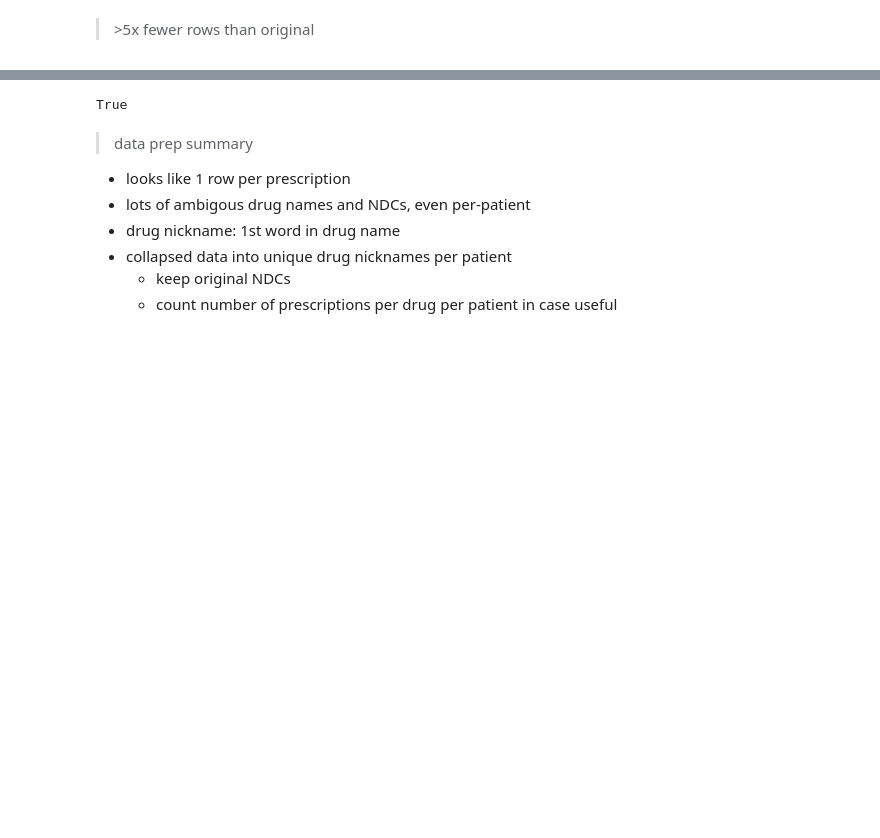
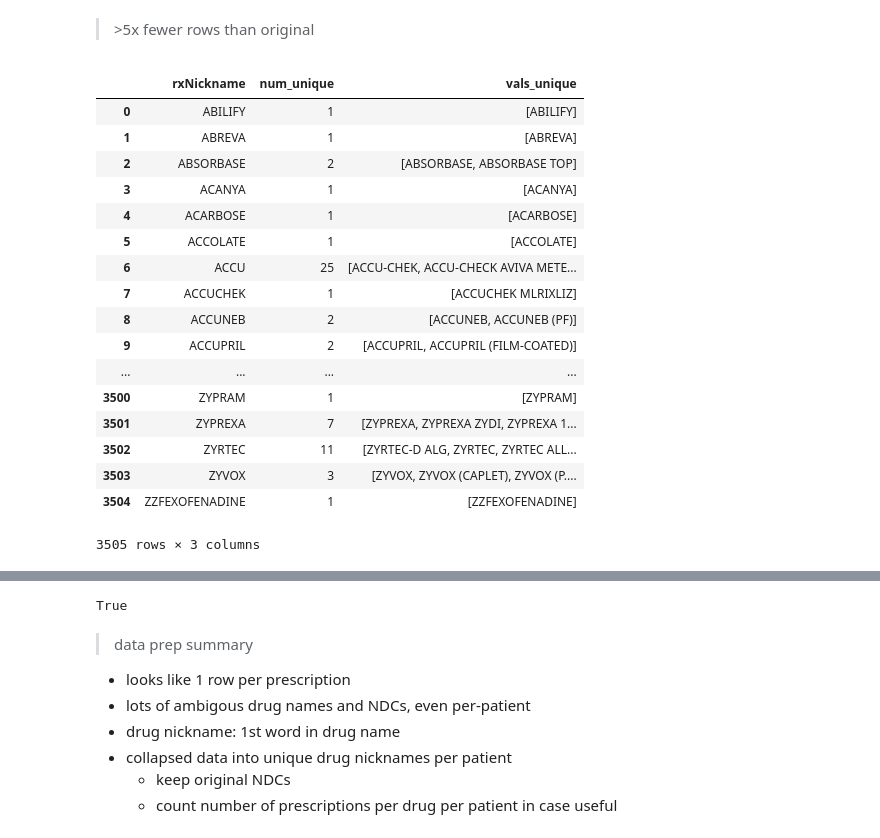
Before and after one commit to Saynah/platform, a Jupyter notebook: inspect.ipynb, the cells around one changed output, grey strips where cells are left out. Cells and saved outputs as stored; diff of their text form; code cells hidden in the pictures; blank space fills up the shorter version.

```diff
--- a/inspect.ipynb
+++ b/inspect.ipynb
@@ -369,2 +369,23 @@ df_meds.head()
 # %% [markdown]
 > \>5x fewer rows than original
+# %%
+_df.reset_index()
+# %% [output]
+|  | rxNickname | num_unique | vals_unique |
+| 0 | ABILIFY | 1 | [ABILIFY] |
+| 1 | ABREVA | 1 | [ABREVA] |
+| 2 | ABSORBASE | 2 | [ABSORBASE, ABSORBASE TOP] |
+| 3 | ACANYA | 1 | [ACANYA] |
+| 4 | ACARBOSE | 1 | [ACARBOSE] |
+| 5 | ACCOLATE | 1 | [ACCOLATE] |
+| 6 | ACCU | 25 | [ACCU-CHEK, ACCU-CHECK AVIVA METE... |
+| 7 | ACCUCHEK | 1 | [ACCUCHEK MLRIXLIZ] |
+| 8 | ACCUNEB | 2 | [ACCUNEB, ACCUNEB (PF)] |
+| 9 | ACCUPRIL | 2 | [ACCUPRIL, ACCUPRIL (FILM-COATED)] |
+| ... | ... | ... | ... |
+| 3500 | ZYPRAM | 1 | [ZYPRAM] |
+| 3501 | ZYPREXA | 7 | [ZYPREXA, ZYPREXA ZYDI, ZYPREXA 1... |
+| 3502 | ZYRTEC | 11 | [ZYRTEC-D ALG, ZYRTEC, ZYRTEC ALL... |
+| 3503 | ZYVOX | 3 | [ZYVOX, ZYVOX (CAPLET), ZYVOX (P.... |
+| 3504 | ZZFEXOFENADINE | 1 | [ZZFEXOFENADINE] |
+3505 rows × 3 columns
```
Also changed, not shown: parts of 15 cells of this notebook, 1 other file.
